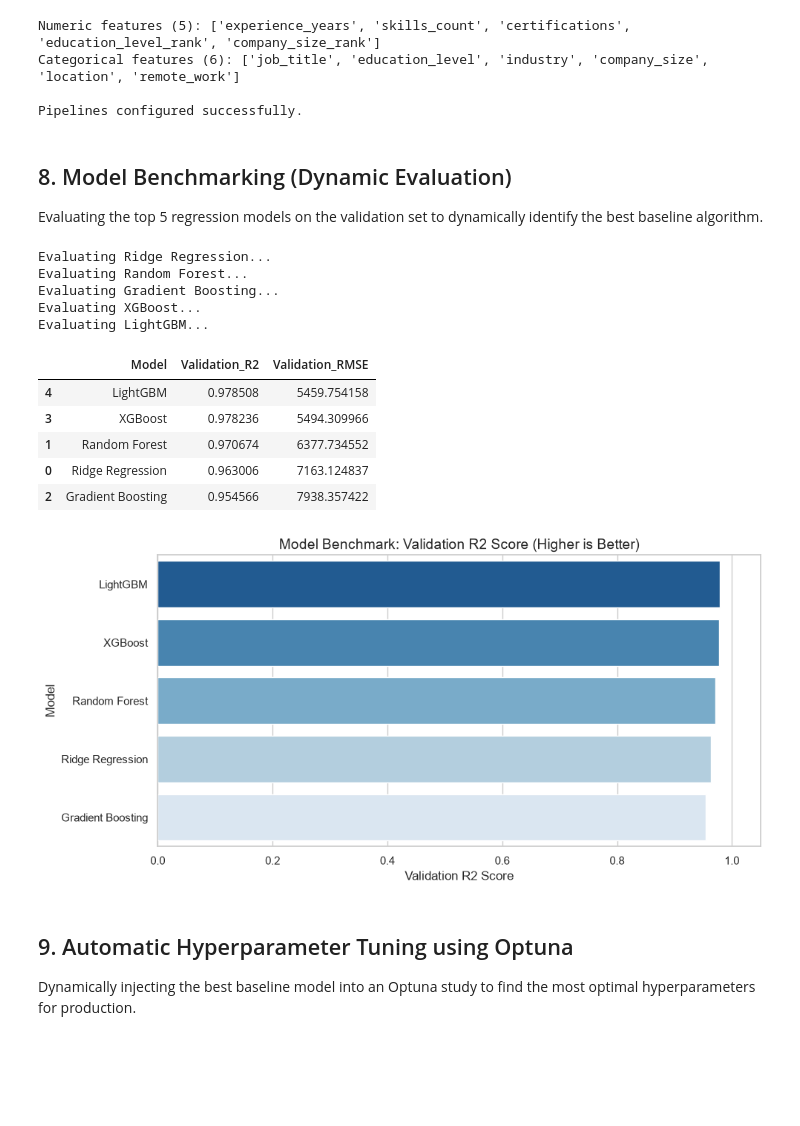
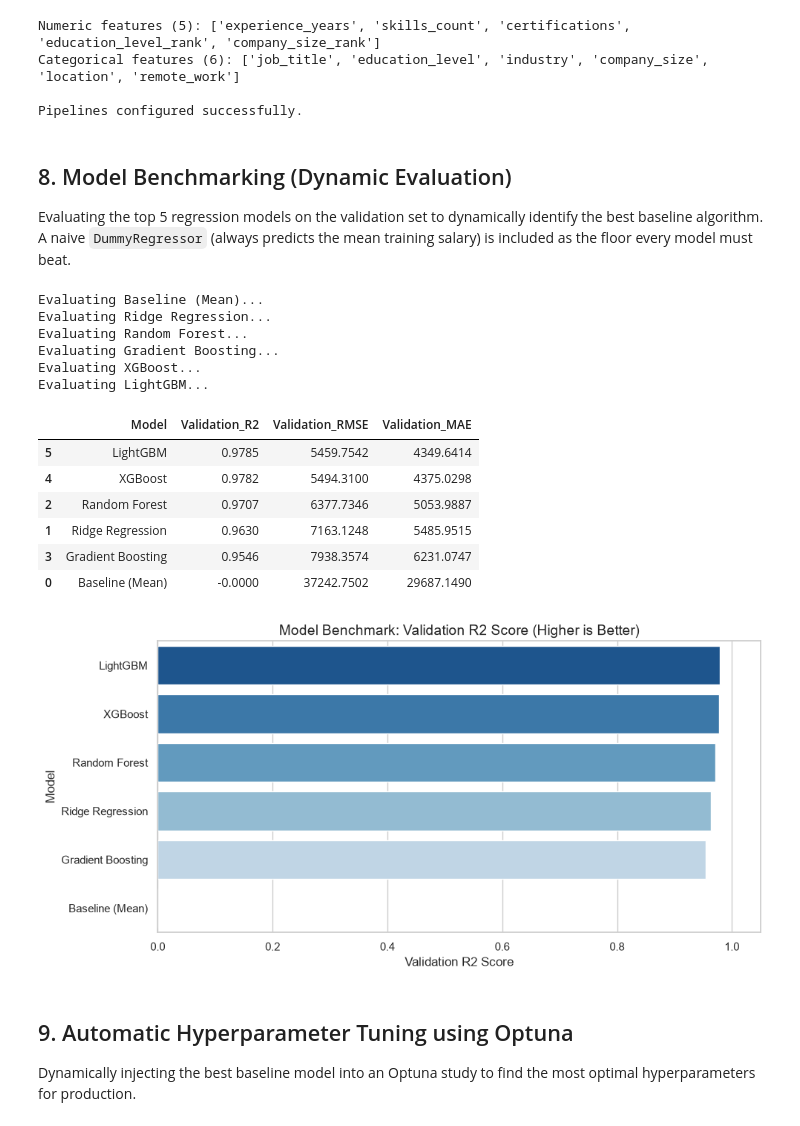
Before and after one commit to arguar13/Employee-Salary-Prediction-regression-machine-learning-, a Jupyter notebook: notebooks/Employee Salary Prediction.ipynb, the cells around one changed output. Drawn from its saved outputs; the diff is of its cells as text; code cells hidden in the pictures; blank space fills up the shorter version.

```diff
--- a/notebooks/Employee Salary Prediction.ipynb
+++ b/notebooks/Employee Salary Prediction.ipynb
@@ -287,10 +296,11 @@ Categorical features (6): ['job_title', 'education_level', 'industry', 'company_
 Pipelines configured successfully.
 # %% [markdown]
 ## 8. Model Benchmarking (Dynamic Evaluation)
-Evaluating the top 5 regression models on the validation set to dynamically identify the best baseline algorithm.
+Evaluating the top 5 regression models on the validation set to dynamically identify the best baseline algorithm. A naive `DummyRegressor` (always predicts the mean training salary) is included as the floor every model must beat.
 # %%
 # Define the benchmark models (Top 5 Regression Models)
 benchmark_models = {
+    'Baseline (Mean)': DummyRegressor(strategy='mean'),
     'Ridge Regression': Ridge(random_state=RANDOM_STATE),
     'Random Forest': RandomForestRegressor(n_estimators=100, random_state=RANDOM_STATE),
     'Gradient Boosting': GradientBoostingRegressor(random_state=RANDOM_STATE),
@@ -314,42 +324,46 @@ def run_benchmark(models_dict, X_train_split, y_train_split, X_val_split, y_val_
         y_val_pred = model_pipeline.predict(X_val_split)
         score_r2 = r2_score(y_val_split, y_val_pred)
         score_rmse = np.sqrt(mean_squared_error(y_val_split, y_val_pred))
+        score_mae = mean_absolute_error(y_val_split, y_val_pred)
 
         results.append({
             'Model': name,
             'Validation_R2': score_r2,
-            'Validation_RMSE': score_rmse
+            'Validation_RMSE': score_rmse,
+            'Validation_MAE': score_mae
         })
 
     results_df = pd.DataFrame(results).sort_values(by='Validation_R2', ascending=False)
     return results_df
 
 # Execute Benchmark
 benchmark_results = run_benchmark(benchmark_models, X_train, y_train, X_val, y_val)
-display(benchmark_results)
+display(benchmark_results.round(4))
 
 # Plot Benchmark Results
 plt.figure(figsize=(10, 5))
 sns.barplot(data=benchmark_results, x='Validation_R2', y='Model', hue='Model', palette='Blues_r', legend=False)
 plt.title("Model Benchmark: Validation R2 Score (Higher is Better)", fontsize=14)
 plt.xlabel("Validation R2 Score")
 plt.ylabel("Model")
 plt.xlim(0, 1.05)
 plt.tight_layout()
 plt.show()
 # %% [output]
+Evaluating Baseline (Mean)...
 Evaluating Ridge Regression...
 Evaluating Random Forest...
 Evaluating Gradient Boosting...
 Evaluating XGBoost...
 Evaluating LightGBM...
-|  | Model | Validation_R2 | Validation_RMSE |
-| 4 | LightGBM | 0.978508 | 5459.754158 |
-| 3 | XGBoost | 0.978236 | 5494.309966 |
-| 1 | Random Forest | 0.970674 | 6377.734552 |
-| 0 | Ridge Regression | 0.963006 | 7163.124837 |
-| 2 | Gradient Boosting | 0.954566 | 7938.357422 |
+|  | Model | Validation_R2 | Validation_RMSE | Validation_MAE |
+| 5 | LightGBM | 0.9785 | 5459.7542 | 4349.6414 |
+| 4 | XGBoost | 0.9782 | 5494.3100 | 4375.0298 |
+| 2 | Random Forest | 0.9707 | 6377.7346 | 5053.9887 |
+| 1 | Ridge Regression | 0.9630 | 7163.1248 | 5485.9515 |
+| 3 | Gradient Boosting | 0.9546 | 7938.3574 | 6231.0747 |
+| 0 | Baseline (Mean) | -0.0000 | 37242.7502 | 29687.1490 |
-[figure, old version]
+[figure, new version]
 # %% [markdown]
 ## 9. Automatic Hyperparameter Tuning using Optuna
 Dynamically injecting the best baseline model into an Optuna study to find the most optimal hyperparameters for production.
```
Also changed, not shown: parts of 11 cells of this notebook, 3 other files.
